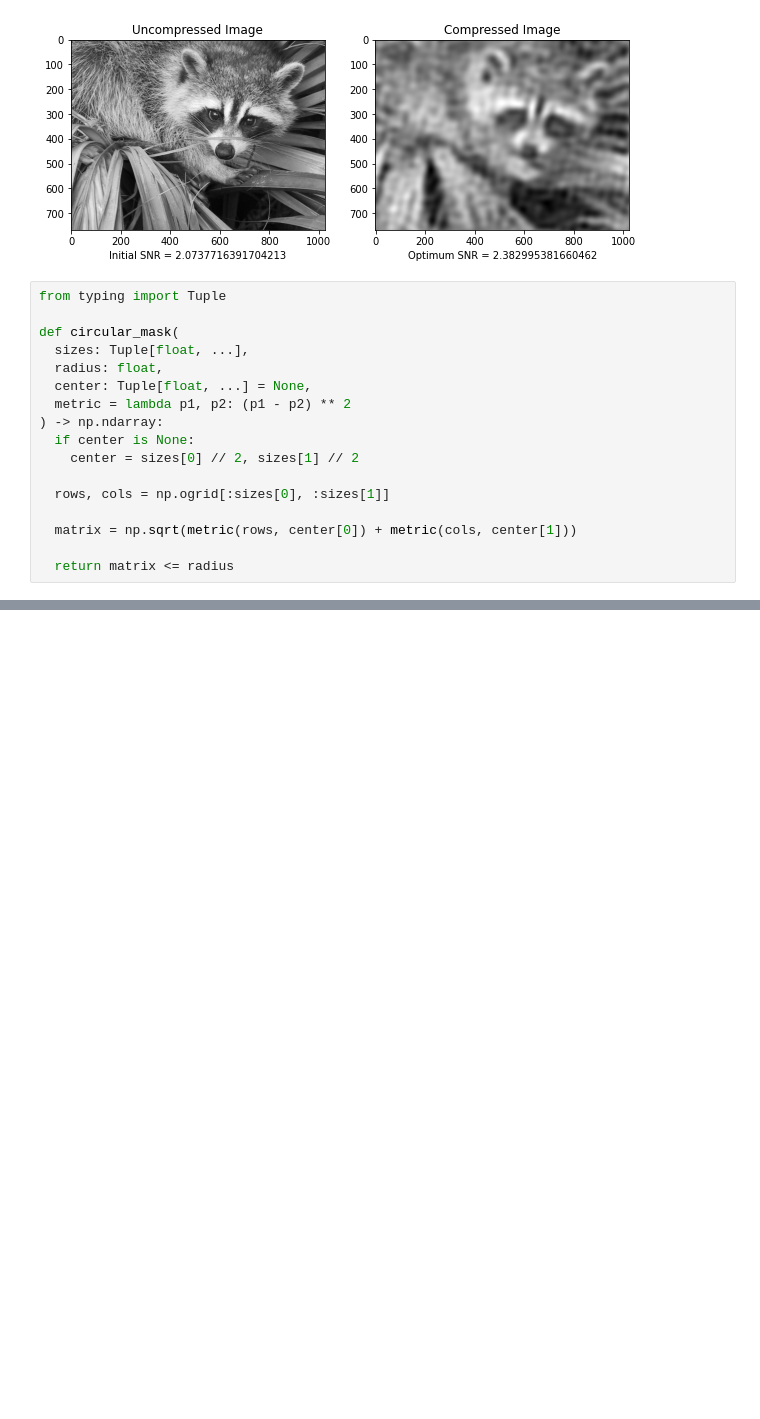
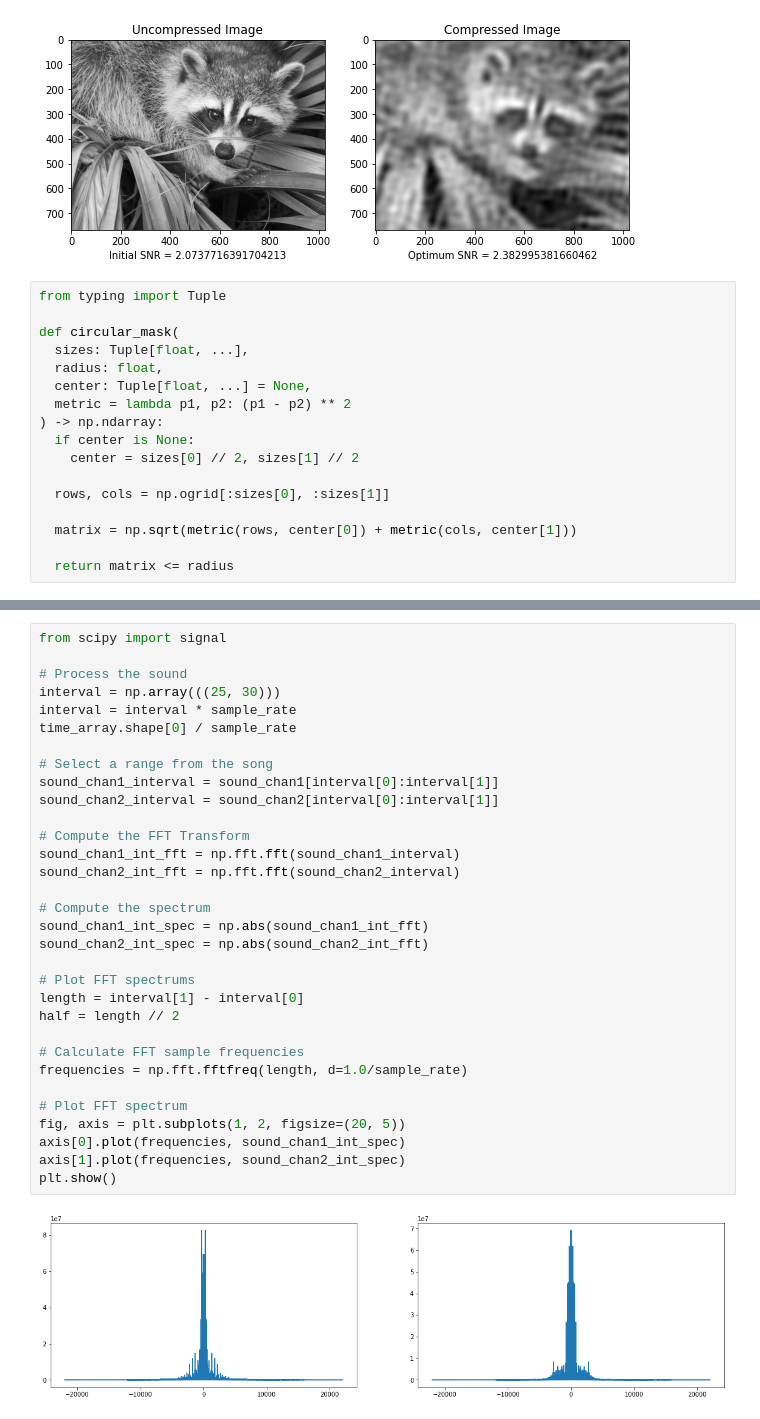
Before and after one commit to fusedbloxxer/signals-processing, a Jupyter notebook: dft-image-processing/main.ipynb, the cells around one changed output, grey strips where cells are left out. Saved outputs shown, nothing was run; the diff lists cells and outputs as text; blank space fills up the shorter version.

```diff
--- a/dft-image-processing/main.ipynb
+++ b/dft-image-processing/main.ipynb
@@ -367,0 +348,34 @@ plt.show()
+# %%
+from scipy import signal
+
+# Process the sound
+interval = np.array(((25, 30)))
+interval = interval * sample_rate
+time_array.shape[0] / sample_rate
+
+# Select a range from the song
+sound_chan1_interval = sound_chan1[interval[0]:interval[1]]
+sound_chan2_interval = sound_chan2[interval[0]:interval[1]]
+
+# Compute the FFT Transform
+sound_chan1_int_fft = np.fft.fft(sound_chan1_interval)
+sound_chan2_int_fft = np.fft.fft(sound_chan2_interval)
+
+# Compute the spectrum
+sound_chan1_int_spec = np.abs(sound_chan1_int_fft)
+sound_chan2_int_spec = np.abs(sound_chan2_int_fft)
+
+# Plot FFT spectrums
+length = interval[1] - interval[0]
+half = length // 2
+
+# Calculate FFT sample frequencies
+frequencies = np.fft.fftfreq(length, d=1.0/sample_rate)
+
+# Plot FFT spectrum
+fig, axis = plt.subplots(1, 2, figsize=(20, 5))
+axis[0].plot(frequencies, sound_chan1_int_spec)
+axis[1].plot(frequencies, sound_chan2_int_spec)
+plt.show()
+# %% [output]
+[figure, added]
```
Also changed, not shown: parts of 7 cells of this notebook, 2 other files.
